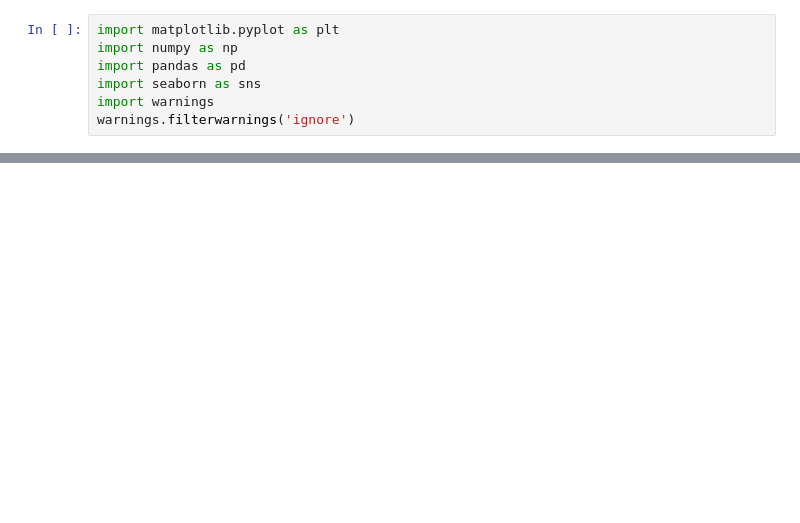
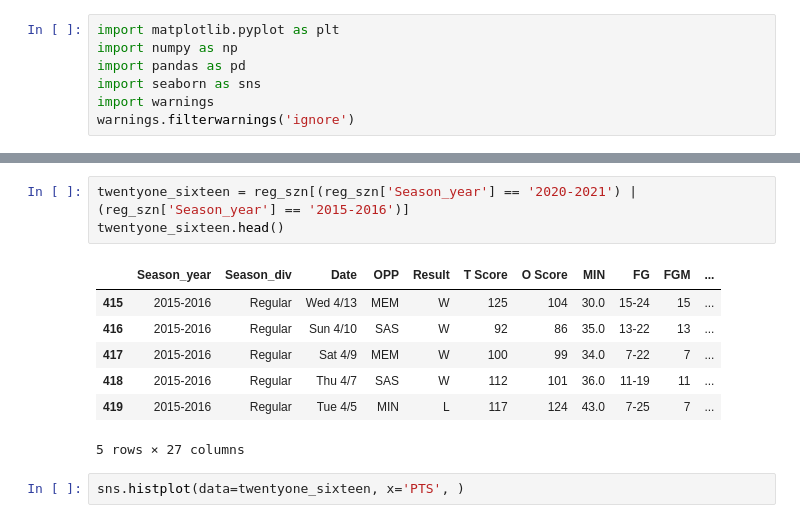
Before and after one commit to sidmurthy/stephstuff, a Jupyter notebook: src/stephplayground.ipynb, the cells around one changed output, grey strips where cells are left out. Drawn from its saved outputs; the diff is of its cells as text; blank space fills up the shorter version.

```diff
--- a/src/stephplayground.ipynb
+++ b/src/stephplayground.ipynb
@@ -104,0 +47,13 @@ sns.heatmap(post_szn_numeric_normalized.corr(), cmap='viridis')
+# %%
+twentyone_sixteen = reg_szn[(reg_szn['Season_year'] == '2020-2021') | (reg_szn['Season_year'] == '2015-2016')]
+twentyone_sixteen.head()
+# %% [output]
+|  | Season_year | Season_div | Date | OPP | Result | T Score | O Score | MIN | FG | FGM | ... |
+| 415 | 2015-2016 | Regular | Wed 4/13 | MEM | W | 125 | 104 | 30.0 | 15-24 | 15 | ... |
+| 416 | 2015-2016 | Regular | Sun 4/10 | SAS | W | 92 | 86 | 35.0 | 13-22 | 13 | ... |
+| 417 | 2015-2016 | Regular | Sat 4/9 | MEM | W | 100 | 99 | 34.0 | 7-22 | 7 | ... |
+| 418 | 2015-2016 | Regular | Thu 4/7 | SAS | W | 112 | 101 | 36.0 | 11-19 | 11 | ... |
+| 419 | 2015-2016 | Regular | Tue 4/5 | MIN | L | 117 | 124 | 43.0 | 7-25 | 7 | ... |
+5 rows × 27 columns
+# %%
+sns.histplot(data=twentyone_sixteen, x='PTS', )
```
Also changed, not shown: parts of 10 cells of this notebook, 1 other file.
